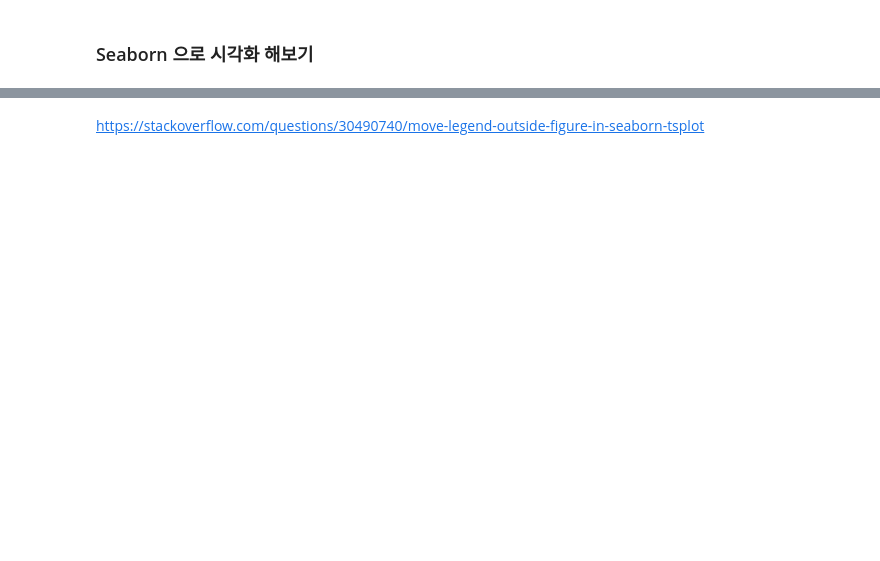
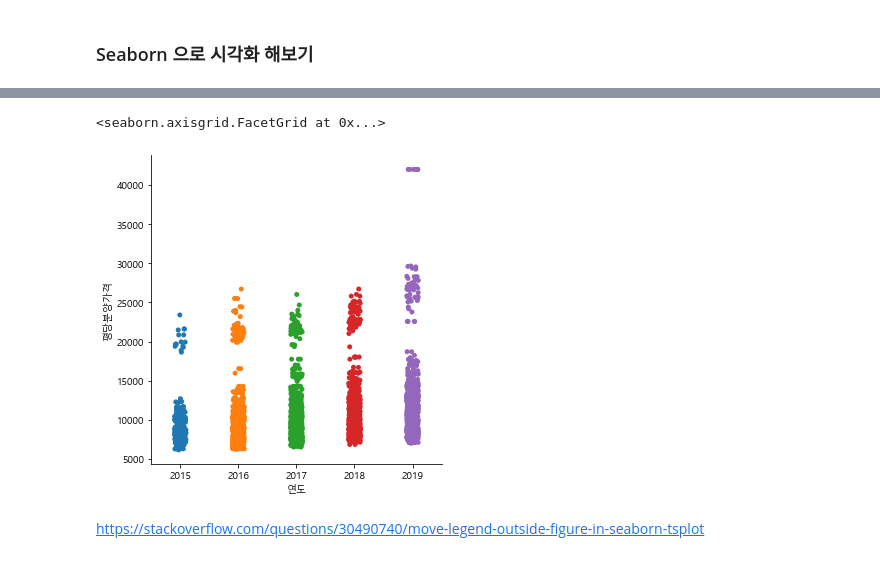
Before and after one commit to Jooyoungdo/python, a Jupyter notebook: inflearn/python/1/01-apt-price-input.ipynb, the cells around one changed output, grey strips where cells are left out. Saved outputs shown, nothing was run; the diff lists cells and outputs as text; code cells hidden in the pictures; blank space fills up the shorter version.

```diff
--- a/inflearn/python/1/01-apt-price-input.ipynb
+++ b/inflearn/python/1/01-apt-price-input.ipynb
@@ -278,5 +634,9 @@ p.plot(figsize=(20,3))
 # %%
 # catplot 으로 서브플롯 그리기
+sns.catplot(data=df_last,x="연도",y="평당분양가격")
+# %% [output]
+<seaborn.axisgrid.FacetGrid at 0x...>
+[figure, added]
 # %% [markdown]
 https://stackoverflow.com/questions/30490740/move-legend-outside-figure-in-seaborn-tsplot
 # %%
```
Also changed, not shown: parts of 78 cells of this notebook, 10 other files.
